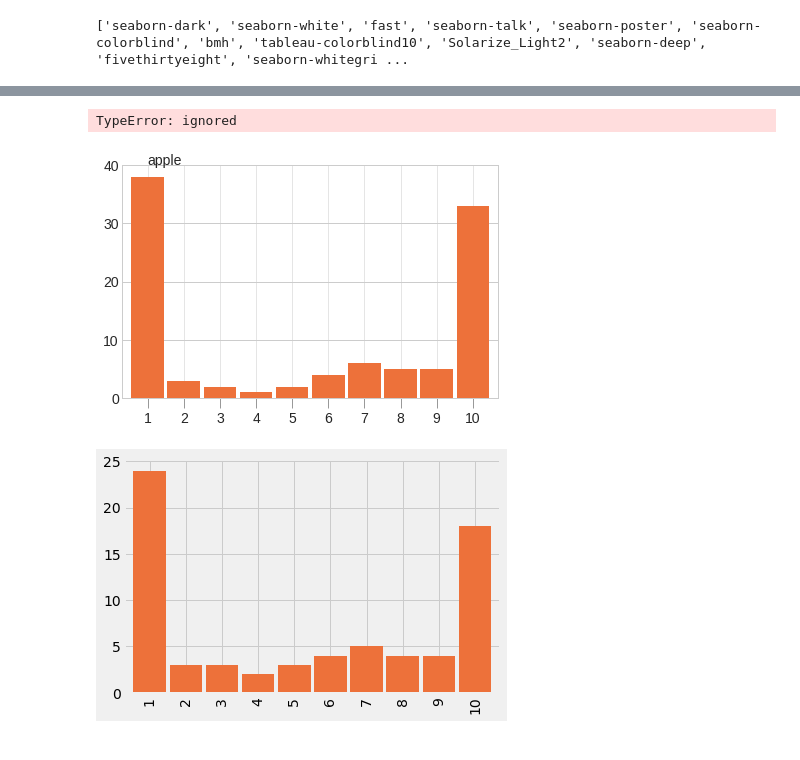
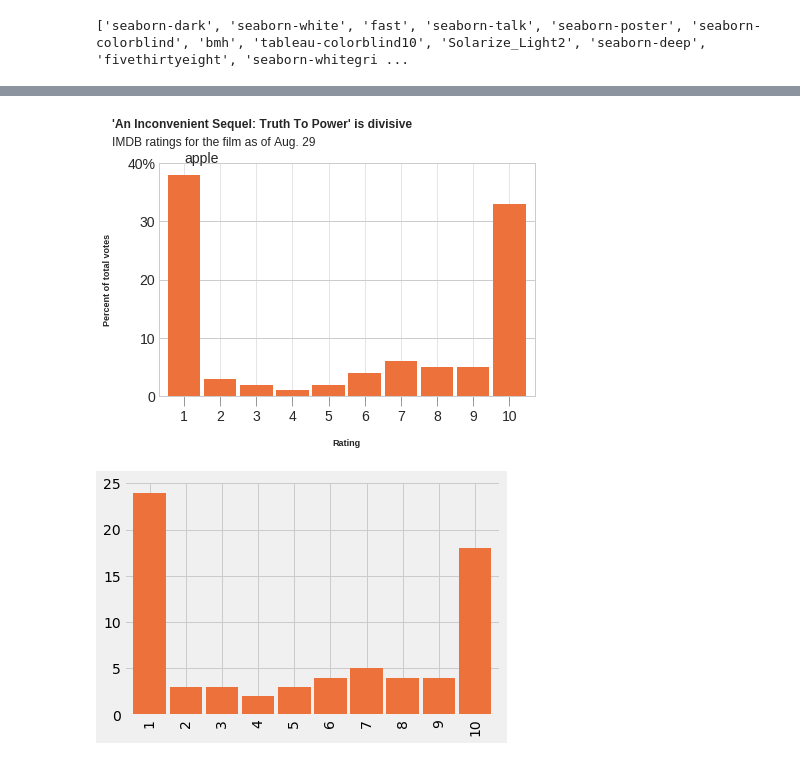
Before and after one commit to HeyLaxmi/DS-Unit-1-Sprint-1-Dealing-With-Data, a Jupyter notebook: Copy_of_LS_DS_123_Make_Explanatory_Visualizations.ipynb, the cells around one changed output, grey strips where cells are left out. Saved outputs shown, nothing was run; the diff lists cells and outputs as text; code cells hidden in the pictures.

```diff
--- a/Copy_of_LS_DS_123_Make_Explanatory_Visualizations.ipynb
+++ b/Copy_of_LS_DS_123_Make_Explanatory_Visualizations.ipynb
@@ -341,33 +341,30 @@ display(example)
 # %%
 # background color
 plt.style.use('seaborn-whitegrid')
 plt.tick_params(axis='x', length=10, grid_linewidth=0.5, color='gray')
 
 fake = pd.Series([38, 3, 2, 1, 2, 4, 6, 5, 5, 33],
                  index=range(1,11))
 
 #bar chart color
 ax = fake.plot.bar(color='#ED713A', width=0.9)
 
 
 ax.text(s ='apple', y=40, x=0)
 ax.set_xticklabels(range(1,11), rotation=0)
 ax.set_yticks(range(0,50,10))
 ax.set_yticklabels(range(0,50,10))
 
-plt.yticks('0', '10', '20', '30', '40%')
-
 # Percent at 40
 plt.yticks((range(0,50,10)),('0', '10', '20', '30', '40%'))
 
 plt.ylabel(ylabel='Percent of total votes', fontsize=9, fontweight='bold', labelpad=15)
 plt.xlabel(xlabel='Rating', fontsize=9, fontweight='bold', labelpad=15);
 
 ax.text(x=-2, y=46, s="'An Inconvenient Sequel: Truth To Power' is divisive", fontweight="bold", fontsize='12')
 ax.text(x=-2, y=43, s="IMDB ratings for the film as of Aug. 29", fontsize=12);
 # %% [output]
-TypeError: ignored
-[figure, old version]
+[figure, new version]
 # %%
 fake = pd.Series([38, 3, 2, 1, 2, 4, 6, 5, 5, 33],
                  index=range(1,11))
```
